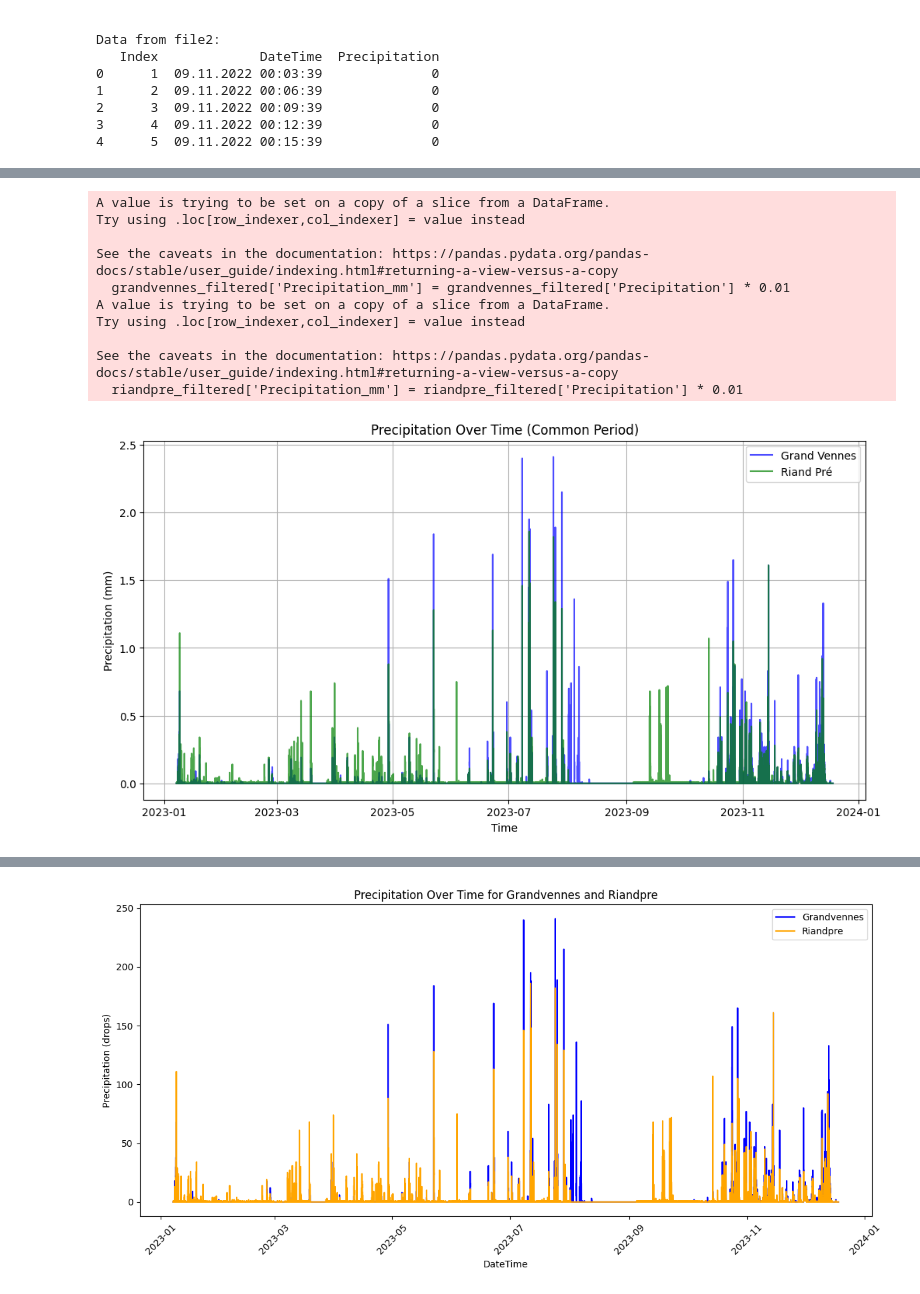
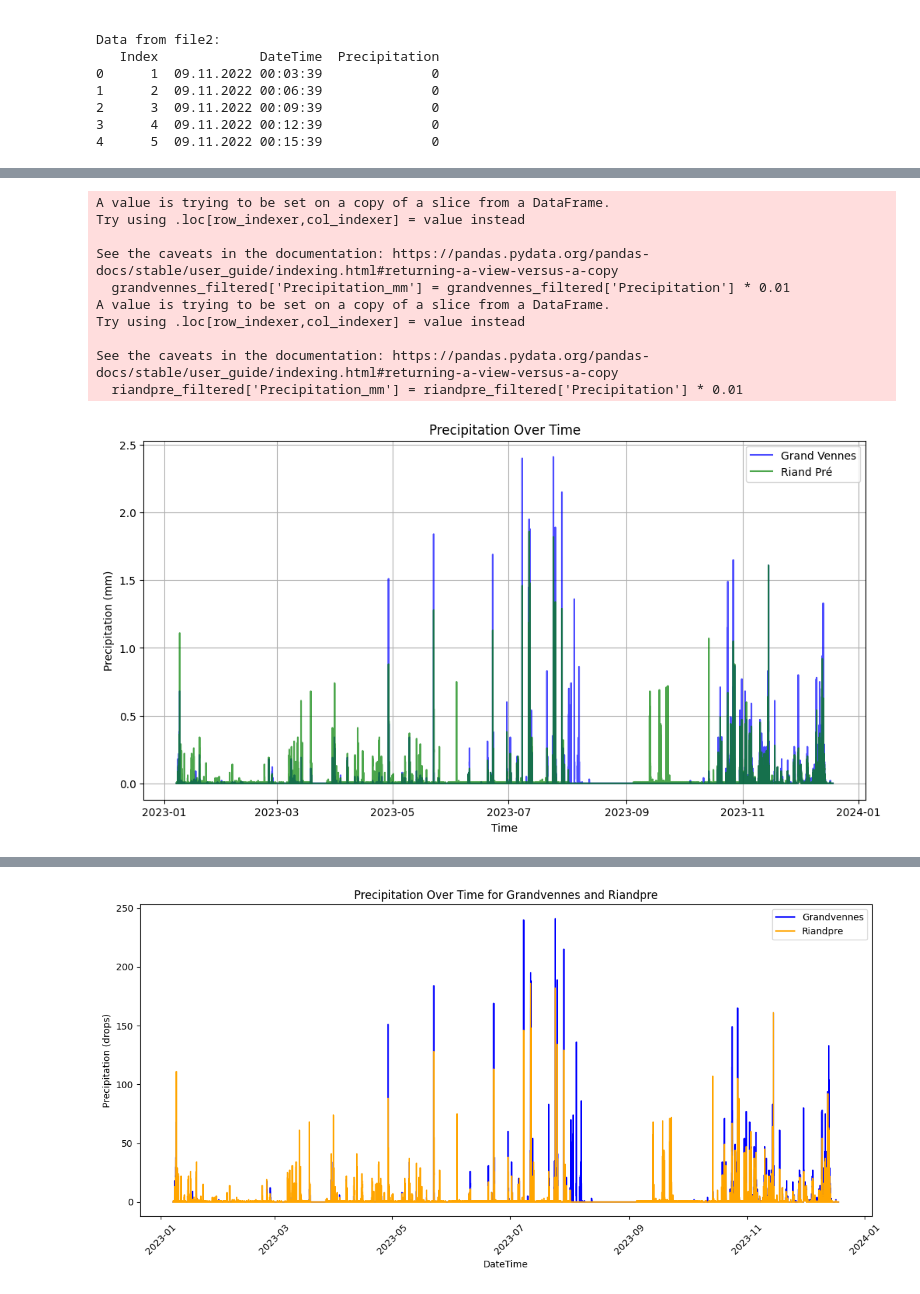
Before and after one commit to CHGROSJEAN/2024_MLEES, a Jupyter notebook: Projet/Projet_Charlotte_Grosjean.ipynb, the cells around one changed output, grey strips where cells are left out. Drawn from its saved outputs; the diff is of its cells as text; code cells hidden in the pictures.

```diff
--- a/Projet/Projet_Charlotte_Grosjean.ipynb
+++ b/Projet/Projet_Charlotte_Grosjean.ipynb
@@ -59,33 +74,33 @@ end_time = min(grandvennes.index.max(), riandpre.index.max())
 grandvennes_filtered = grandvennes.loc[start_time:end_time]
 riandpre_filtered = riandpre.loc[start_time:end_time]
 
-# Converting precipitation from drops to mm (assuming 1 drop = 0.01 mm)
+# Converting precipitation from drops to mm ( 1 drop = 0.01 mm)
 grandvennes_filtered['Precipitation_mm'] = grandvennes_filtered['Precipitation'] * 0.01
 riandpre_filtered['Precipitation_mm'] = riandpre_filtered['Precipitation'] * 0.01
 
 # Plotting the data
 plt.figure(figsize=(12, 6))
 plt.plot(grandvennes_filtered.index, grandvennes_filtered['Precipitation_mm'], label='Grand Vennes', color='blue', alpha=0.7)
 plt.plot(riandpre_filtered.index, riandpre_filtered['Precipitation_mm'], label='Riand Pré', color='green', alpha=0.7)
 
 # Adding labels, title, and legend
 plt.xlabel('Time')
 plt.ylabel('Precipitation (mm)')
-plt.title('Precipitation Over Time (Common Period)')
+plt.title('Precipitation Over Time')
 plt.legend()
 plt.grid(True)
 
 # Display the plot
 plt.show()
 # %% [output]
 A value is trying to be set on a copy of a slice from a DataFrame.
 Try using .loc[row_indexer,col_indexer] = value instead
 
 See the caveats in the documentation: https://pandas.pydata.org/pandas-docs/stable/user_guide/indexing.html#returning-a-view-versus-a-copy
   grandvennes_filtered['Precipitation_mm'] = grandvennes_filtered['Precipitation'] * 0.01
 A value is trying to be set on a copy of a slice from a DataFrame.
 Try using .loc[row_indexer,col_indexer] = value instead
 
 See the caveats in the documentation: https://pandas.pydata.org/pandas-docs/stable/user_guide/indexing.html#returning-a-view-versus-a-copy
   riandpre_filtered['Precipitation_mm'] = riandpre_filtered['Precipitation'] * 0.01
-[figure, old version]
+[figure, new version]
```
Also changed, not shown: parts of 15 cells of this notebook.
